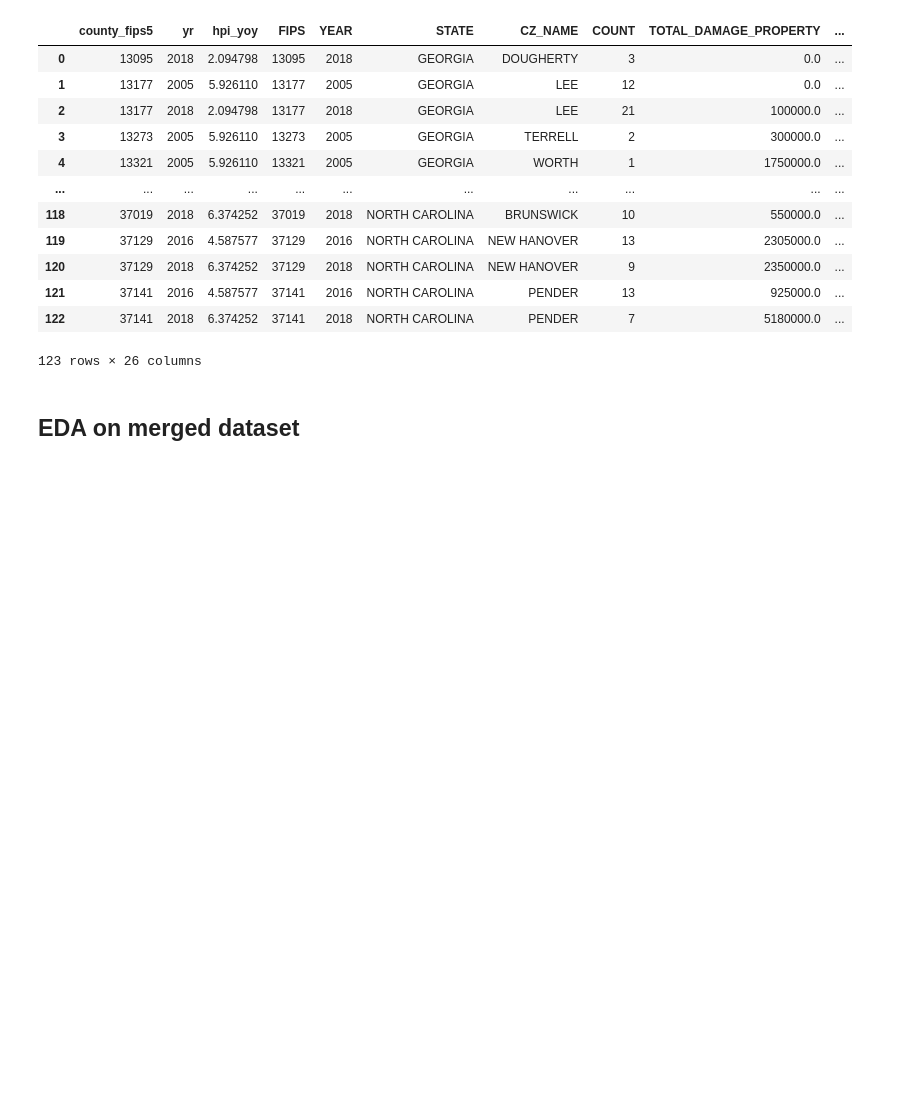
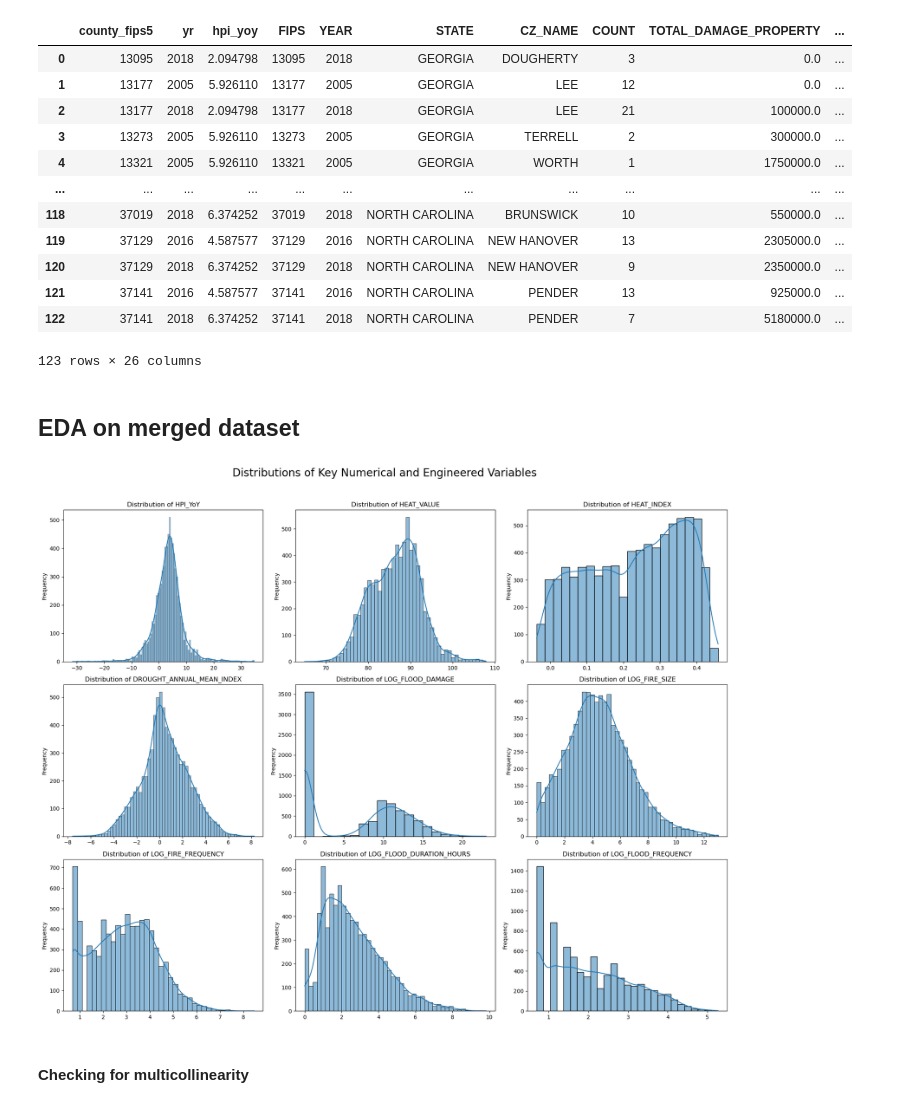
Before and after one commit to Ramil-cyber/Capstone_Citizensbank_climate-risk_insurance-exposure_monitoring, a Jupyter notebook: 03_code/data_exploration/datasets_join_v2.ipynb, the cells around one changed output. Cells and saved outputs as stored; diff of their text form; code cells hidden in the pictures; blank space fills up the shorter version.

```diff
--- a/03_code/data_exploration/datasets_join_v2.ipynb
+++ b/03_code/data_exploration/datasets_join_v2.ipynb
@@ -349,0 +390,20 @@ X = for_training.drop(columns=["hpi_yoy"])  # ,"FIPS","YEAR"
+# %%
+# Create a figure with a 3x3 grid of subplots
+fig, axes = plt.subplots(nrows=3, ncols=3, figsize=(18, 15))
+
+# The .flatten() function turns the 3x3 grid into a simple list to loop over
+for col, ax in zip(for_training, axes.flatten()):
+    sns.histplot(data=for_training, x=col, kde=True, ax=ax)
+    ax.set_title(f"Distribution of {col}", fontsize=12)
+    ax.set_xlabel("")  # Remove individual x-labels for a cleaner look
+    ax.set_ylabel("Frequency")
+
+# Add a main title to the entire figure
+fig.suptitle(
+    "Distributions of Key Numerical and Engineered Variables", fontsize=20, y=0.99
+)
+
+# Automatically adjust subplot spacing to prevent labels from overlapping
+plt.tight_layout(rect=[0, 0.03, 1, 0.97])
+# %% [output]
+[figure, added]
@@ -349,0 +436,2 @@ X = for_training.drop(columns=["hpi_yoy"])  # ,"FIPS","YEAR"
+# %% [markdown]
+#### Checking for multicollinearity
```
Also changed, not shown: parts of 25 cells of this notebook, 2 other files.
